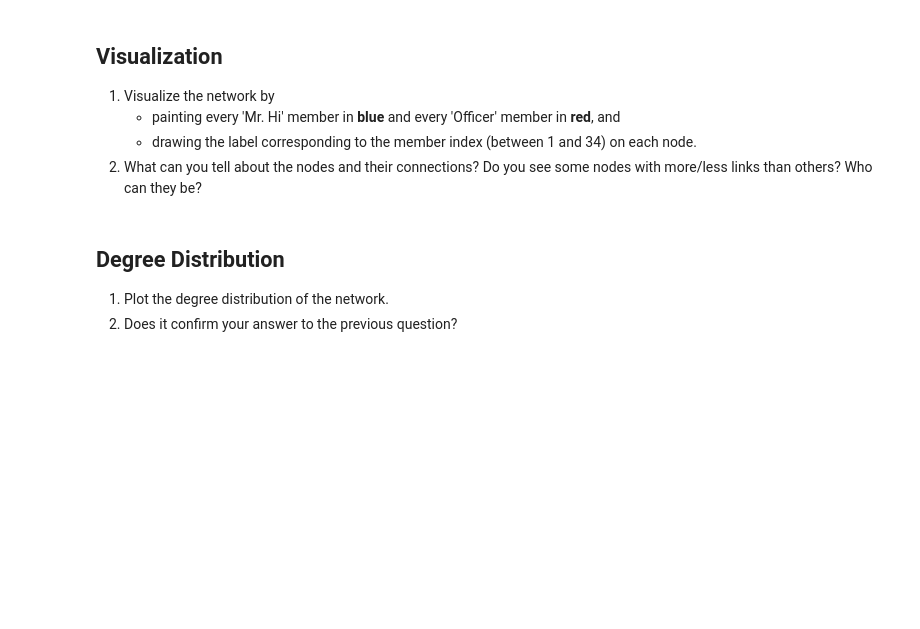
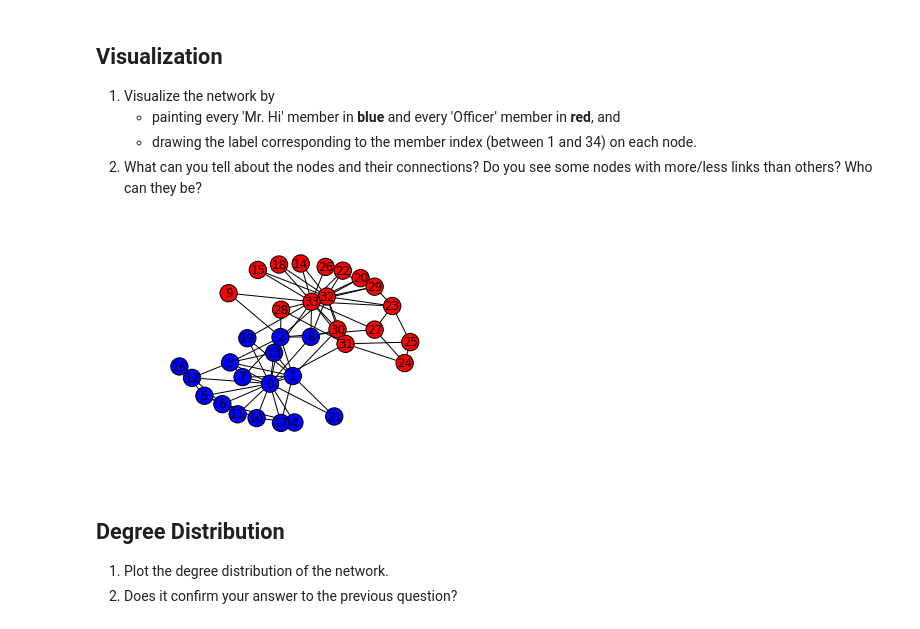
Before and after one commit to emlg/Internet-Analytics, a Jupyter notebook: ix-1-lab-intro/4-networks.ipynb, the cells around one changed output. Saved outputs shown, nothing was run; the diff lists cells and outputs as text; code cells hidden in the pictures; blank space fills up the shorter version.

```diff
--- a/ix-1-lab-intro/4-networks.ipynb
+++ b/ix-1-lab-intro/4-networks.ipynb
@@ -22,3 +38,16 @@ karate_club = nx.karate_club_graph()
+# %%
+# Your code goes here
+color_map = []
+for i in range(0, karate_club.order()):
+    if karate_club.node[i]['club'] == "Mr. Hi":
+        color_map.append('blue')
+    else:
+        color_map.append('red')
+
+nx.draw_networkx(karate_club, node_color = color_map, with_labels = True)
+plt.axis('off');
+# %% [output]
+[figure, added]
 # %% [markdown]
 ## Degree Distribution
 
```
Also changed, not shown: parts of 4 cells of this notebook, 3 other files.
